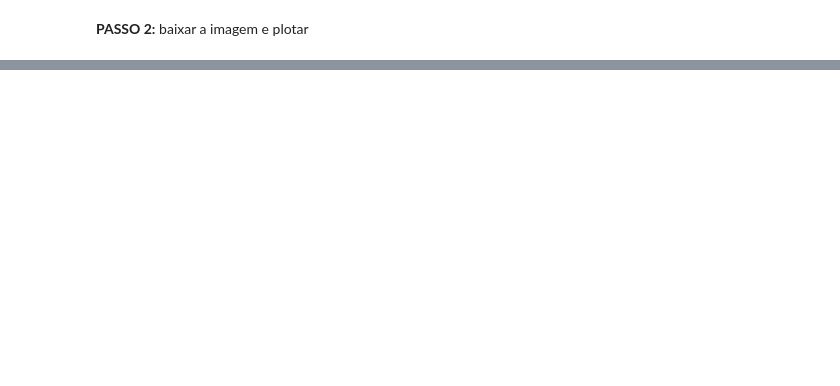
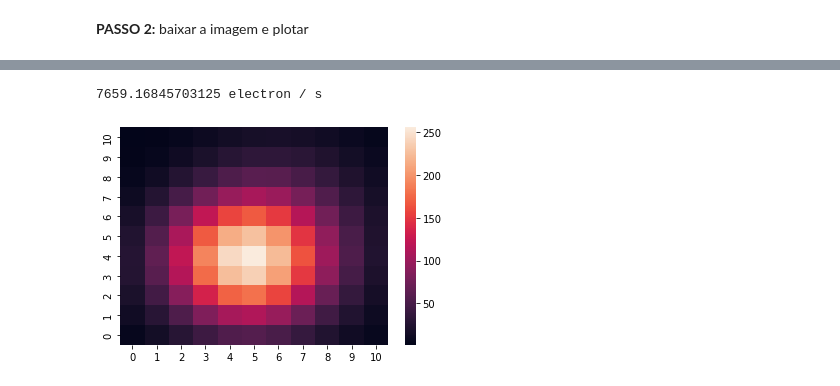
Before and after one commit to nicolecosta/exoplanetas, a Jupyter notebook: exoplanetas.ipynb, the cells around one changed output, grey strips where cells are left out. Saved outputs shown, nothing was run; the diff lists cells and outputs as text; code cells hidden in the pictures; blank space fills up the shorter version.

```diff
--- a/exoplanetas.ipynb
+++ b/exoplanetas.ipynb
@@ -70,0 +69,8 @@ pixelfile.plot(aperture_mask=pixelfile.pipeline_mask);
+# %%
+max_value =max(map(max, blur))
+print(max_value)
+blur_normalize = blur*256/max_value
+plot_heatmap(blur_normalize)
+# %% [output]
+7659.16845703125 electron / s
+[figure, added]
```
Also changed, not shown: parts of 23 cells of this notebook, 2 other files.
